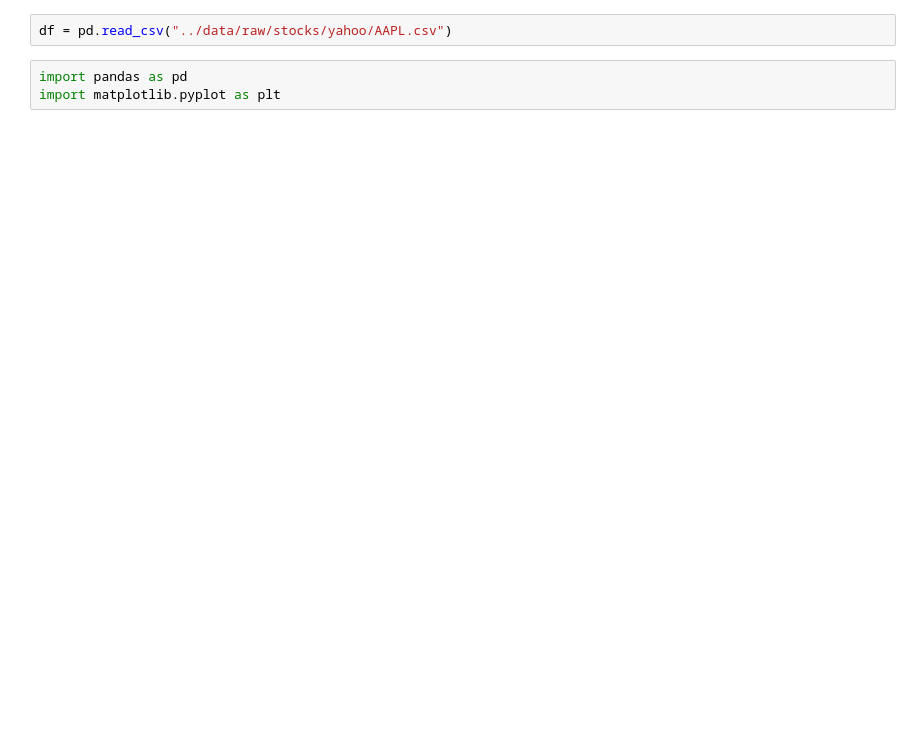
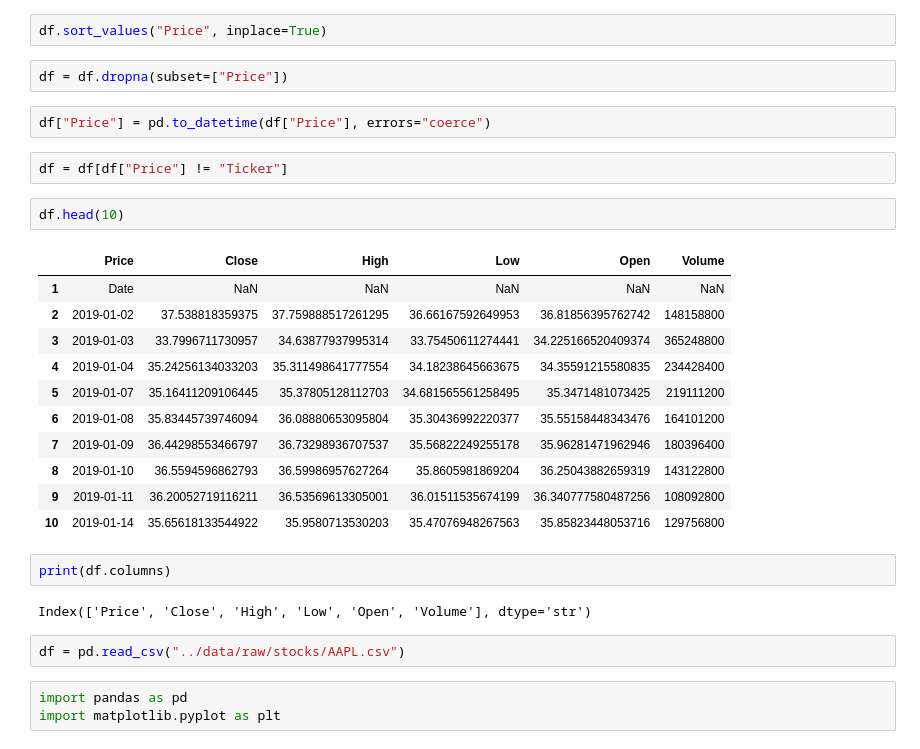
Before and after one commit to Buwanekafernando/Deep-Learning-Based-Crypto-Stock-Market-Prediction-System, a Jupyter notebook: notebooks/01_data_exploration.ipynb, the cells around one changed output. Saved outputs shown, nothing was run; the diff lists cells and outputs as text; blank space fills up the shorter version.

```diff
--- a/notebooks/01_data_exploration.ipynb
+++ b/notebooks/01_data_exploration.ipynb
@@ -11,5 +10,31 @@ KeyError: 'Date'
+# %%
+df.sort_values("Price", inplace=True)
+# %%
+df = df.dropna(subset=["Price"])
+# %%
+df["Price"] = pd.to_datetime(df["Price"], errors="coerce")
+# %%
+df = df[df["Price"] != "Ticker"]
+# %%
+df.head(10)
+# %% [output]
+|  | Price | Close | High | Low | Open | Volume |
+| 1 | Date | NaN | NaN | NaN | NaN | NaN |
+| 2 | 2019-01-02 | 37.538818359375 | 37.759888517261295 | 36.66167592649953 | 36.81856395762742 | 148158800 |
+| 3 | 2019-01-03 | 33.7996711730957 | 34.63877937995314 | 33.75450611274441 | 34.225166520409374 | 365248800 |
+| 4 | 2019-01-04 | 35.24256134033203 | 35.311498641777554 | 34.18238645663675 | 34.35591215580835 | 234428400 |
+| 5 | 2019-01-07 | 35.16411209106445 | 35.37805128112703 | 34.681565561258495 | 35.3471481073425 | 219111200 |
+| 6 | 2019-01-08 | 35.83445739746094 | 36.08880653095804 | 35.30436992220377 | 35.55158448343476 | 164101200 |
+| 7 | 2019-01-09 | 36.44298553466797 | 36.73298936707537 | 35.56822249255178 | 35.96281471962946 | 180396400 |
+| 8 | 2019-01-10 | 36.5594596862793 | 36.59986957627264 | 35.8605981869204 | 36.25043882659319 | 143122800 |
+| 9 | 2019-01-11 | 36.20052719116211 | 36.53569613305001 | 36.01511535674199 | 36.340777580487256 | 108092800 |
+| 10 | 2019-01-14 | 35.65618133544922 | 35.9580713530203 | 35.47076948267563 | 35.85823448053716 | 129756800 |
+# %%
+print(df.columns)
+# %% [output]
+Index(['Price', 'Close', 'High', 'Low', 'Open', 'Volume'], dtype='str')
 # %%
-df = pd.read_csv("../data/raw/stocks/yahoo/AAPL.csv")
+df = pd.read_csv("../data/raw/stocks/AAPL.csv")
 # %%
 import pandas as pd
 import matplotlib.pyplot as plt
```
Also changed, not shown: parts of 1 cell of this notebook.
